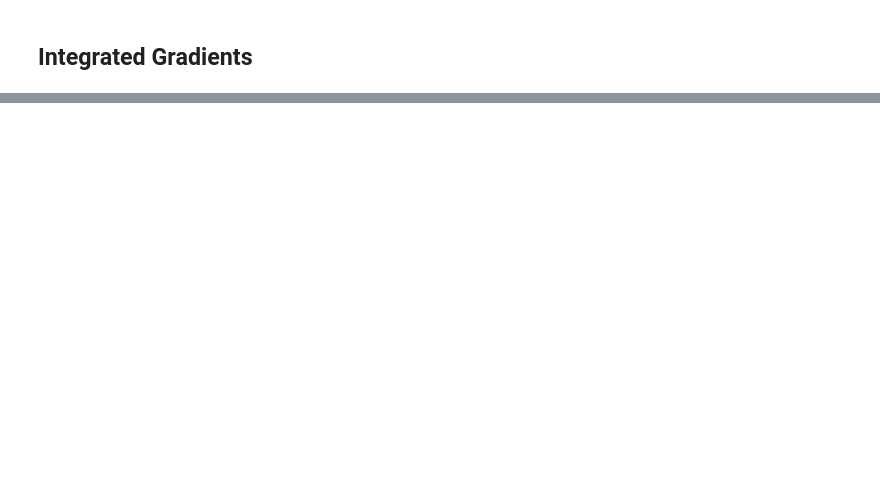
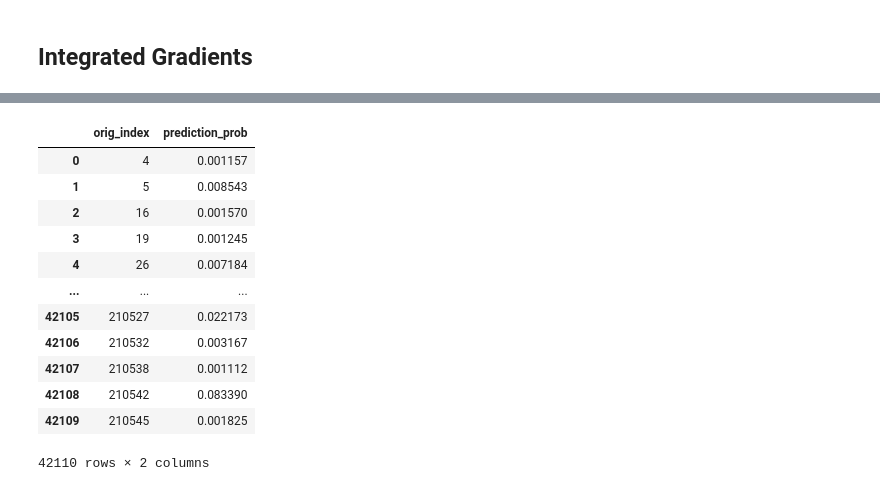
Before and after one commit to Efithor/riichi-dendrology, a Jupyter notebook: train_test.ipynb, the cells around one changed output, grey strips where cells are left out. Cells and saved outputs as stored; diff of their text form; code cells hidden in the pictures; blank space fills up the shorter version.

```diff
--- a/train_test.ipynb
+++ b/train_test.ipynb
@@ -490,0 +580,17 @@ len(test_dataset)
+# %%
+grad_frame_probs = grad_frame[['orig_index', 'prediction_prob']].groupby('orig_index').first().reset_index()
+grad_frame_probs
+# %% [output]
+|  | orig_index | prediction_prob |
+| 0 | 4 | 0.001157 |
+| 1 | 5 | 0.008543 |
+| 2 | 16 | 0.001570 |
+| 3 | 19 | 0.001245 |
+| 4 | 26 | 0.007184 |
+| ... | ... | ... |
+| 42105 | 210527 | 0.022173 |
+| 42106 | 210532 | 0.003167 |
+| 42107 | 210538 | 0.001112 |
+| 42108 | 210542 | 0.083390 |
+| 42109 | 210545 | 0.001825 |
+42110 rows × 2 columns
```
Also changed, not shown: parts of 24 cells of this notebook.
